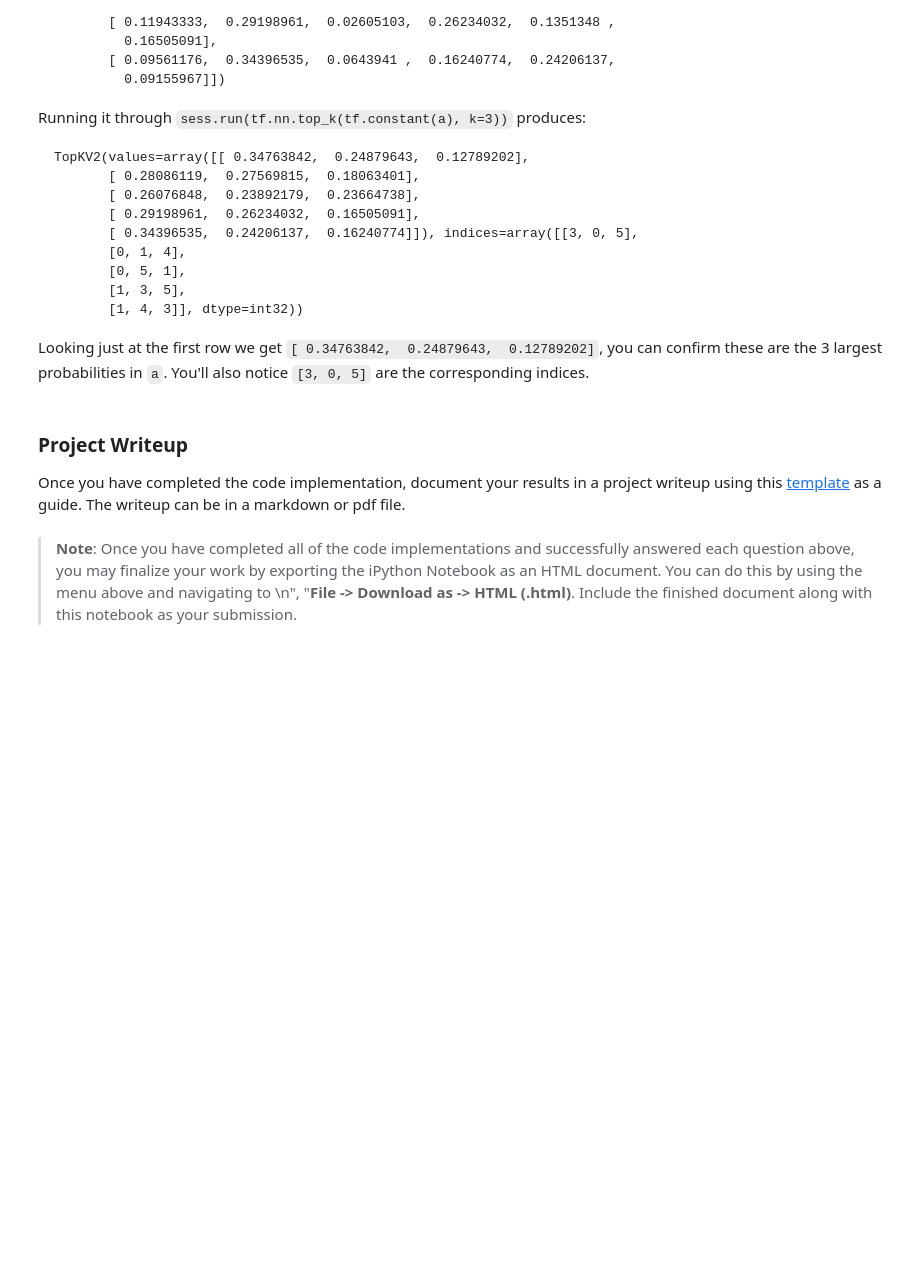
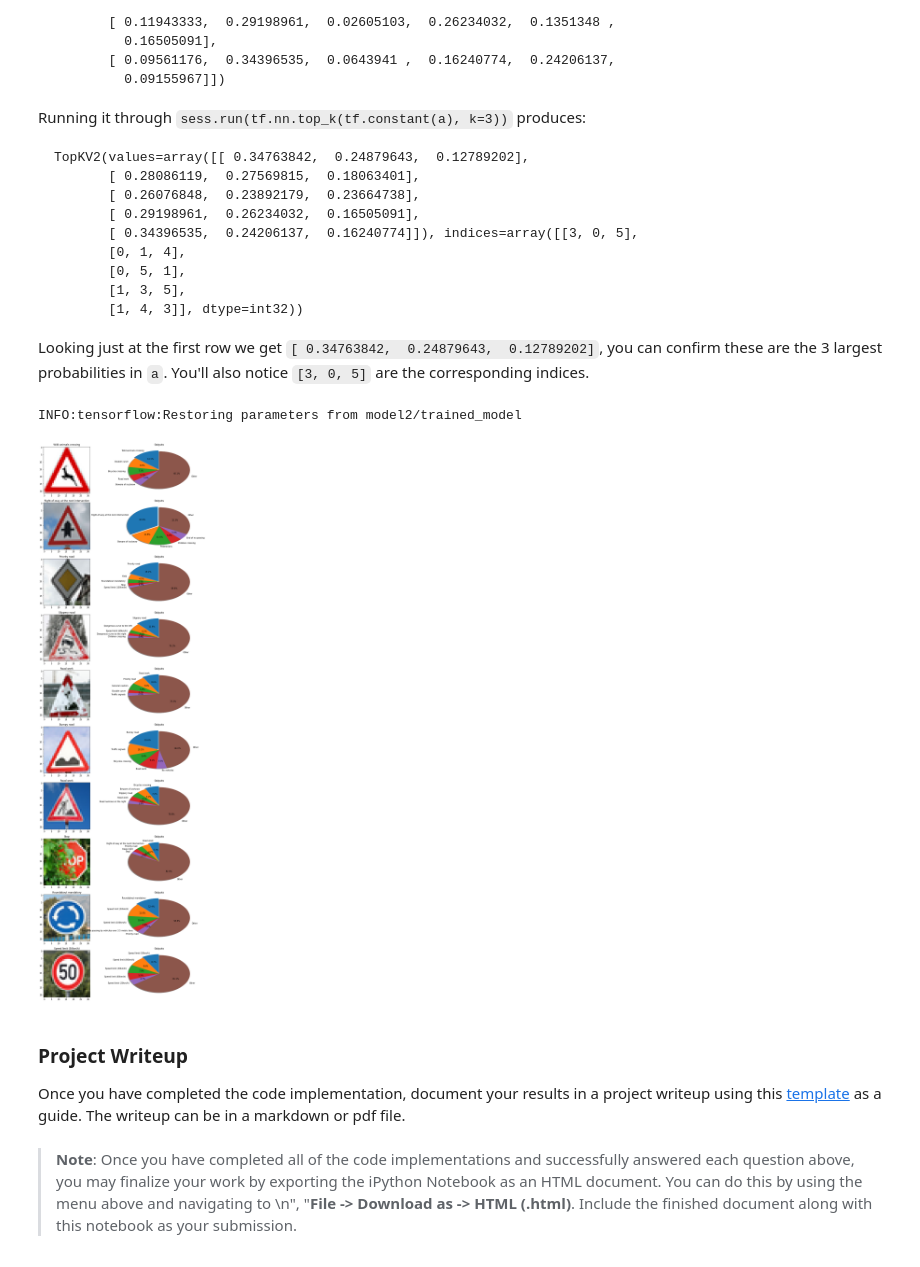
Before and after one commit to camigord/Self-Driving-Car-Nanodegree, a Jupyter notebook: P2-Traffic-Sign-Recognition/Traffic_Sign_Classifier.ipynb, the cells around one changed output. Cells and saved outputs as stored; diff of their text form; code cells hidden in the pictures; blank space fills up the shorter version.

```diff
--- a/P2-Traffic-Sign-Recognition/Traffic_Sign_Classifier.ipynb
+++ b/P2-Traffic-Sign-Recognition/Traffic_Sign_Classifier.ipynb
@@ -201,12 +184,14 @@ out_width = ceil(float(32 - 5 + 1) / float(1)) = 28
 # %%
 from tensorflow.contrib.layers import flatten
+
+num_channels = 1
 
 def Traffic_Net(x, keep_prob):
     mu = 0
     sigma = 0.1
 
-    # Layer 1: Convolutional. Input = 32x32x3. Output = 30x30x16.
-    conv1_W = tf.Variable(tf.truncated_normal(shape=(3, 3, 3, 16), mean = mu, stddev = sigma))
+    # Layer 1: Convolutional. Input = 32x32xnum_channels. Output = 30x30x16.
+    conv1_W = tf.Variable(tf.truncated_normal(shape=(3, 3, num_channels, 16), mean = mu, stddev = sigma))
     conv1_b = tf.Variable(tf.zeros(16))
     conv1   = tf.nn.conv2d(x, conv1_W, strides=[1, 1, 1, 1], padding='VALID') + conv1_b
     conv1   = tf.nn.relu(conv1)
@@ -258,7 +243,9 @@ def Traffic_Net(x, keep_prob):
     fc3_b  = tf.Variable(tf.zeros(43))
     logits = tf.matmul(fc2, fc3_W) + fc3_b
 
-    return logits
+    activation_layers = [conv1, conv2, conv3, conv4]
+
+    return logits, activation_layers
 # %% [markdown]
 ### Train, Validate and Test the Model
 # %% [markdown]
@@ -272,0 +379,6 @@ sets imply underfitting. A high accuracy on the training set but low accuracy on
+# %%
+with tf.Session() as sess:
+    saver.restore(sess, tf.train.latest_checkpoint('model2/'))
+
+    test_accuracy = evaluate(X_test, y_test)
+    print("Test Accuracy = {:.3f}".format(test_accuracy))
@@ -340,3 +497,36 @@ Looking just at the first row we get `[ 0.34763842,  0.24879643,  0.12789202]`,
+# %%
+k = 5
+with tf.Session() as sess:
+    saver.restore(sess, tf.train.latest_checkpoint('model2/'))
+
+    out_k_logits = sess.run(tf.nn.top_k(logits,k), feed_dict={x: new_test_set, keep_prob: 1.0})
+
+out_k_logits = np.array(out_k_logits)
+# %% [output]
+INFO:tensorflow:Restoring parameters from model2/trained_model
+# %%
+plt.figure(figsize=(15,50))
+for i in range(new_test_set.shape[0]):
+    labels = []
+    for l in out_k_logits[1][i]:
+        labels.append(df.loc[l]['SignName'])
+
+    labels.append('Other')
+    fracs = out_k_logits[0][i].tolist()
+    fracs.append(100-np.sum(fracs))
+    explode=[0.05, 0, 0, 0, 0, 0]
+
+    image = new_test_set[i].squeeze()
+    real_label = df.loc[ground_truth[i]]['SignName']
+    plt.subplot(10,2,2*i+1)
+    plt.imshow(image)
+    plt.title(real_label)
+
+    plt.subplot(10,2,2*i+2)
+    plt.pie(fracs, explode=explode, labels=labels, autopct='%1.1f%%', shadow=True, startangle=90)
+    plt.title('Outputs')
+# %% [output]
+[figure, added]
 # %% [markdown]
 ### Project Writeup
 
```
Also changed, not shown: parts of 25 cells of this notebook, 19 other files.
